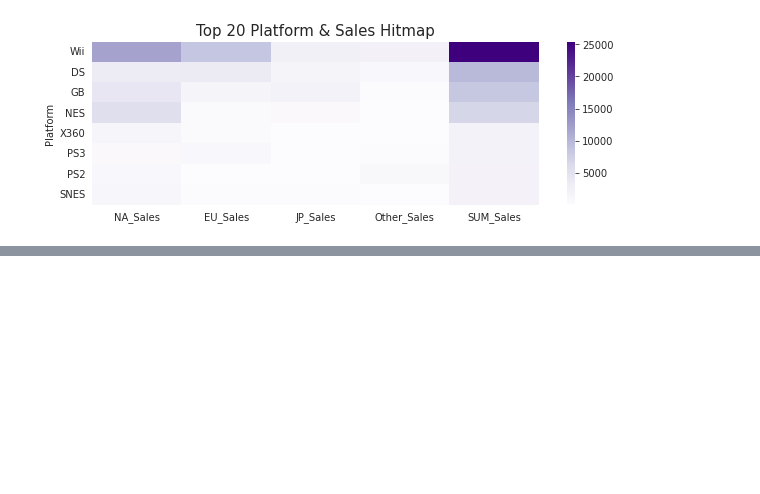
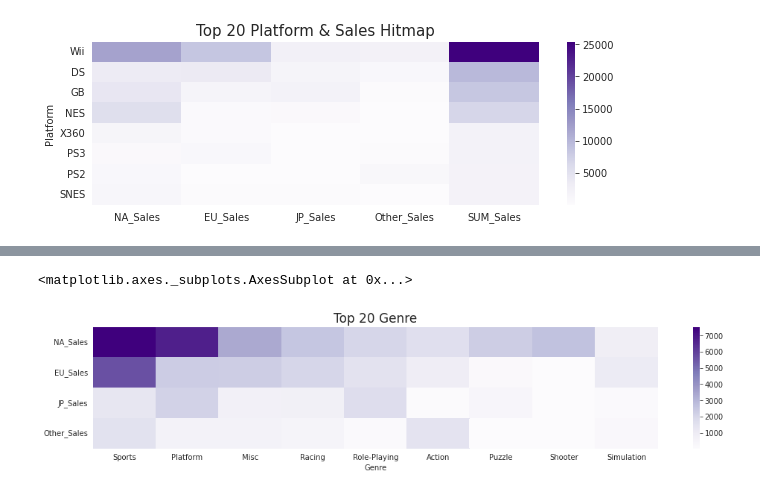
Before and after one commit to MinsooKwak/Project, a Jupyter notebook: AI_07_곽민수_Project1.ipynb, the cells around one changed output, grey strips where cells are left out. Cells and saved outputs as stored; diff of their text form; code cells hidden in the pictures; blank space fills up the shorter version.

```diff
--- a/AI_07_곽민수_Project1.ipynb
+++ b/AI_07_곽민수_Project1.ipynb
@@ -2538,0 +2560,3 @@ sns.heatmap(gb2_platform_rank,cmap='Purples')
+# %%
+gb2_genre_rank_delSum = gb2_genre_rank.iloc[:-1]
+gb2_genre_rank_delSum
@@ -2538,0 +2569,7 @@ sns.heatmap(gb2_platform_rank,cmap='Purples')
+# %%
+plt.figure(figsize=(17,3))
+plt.title("Top 20 Genre",fontsize=17)
+sns.heatmap(gb2_genre_rank_delSum,cmap='Purples')
+# %% [output]
+<matplotlib.axes._subplots.AxesSubplot at 0x...>
+[figure, added]
```
Also changed, not shown: parts of 3 cells of this notebook.
